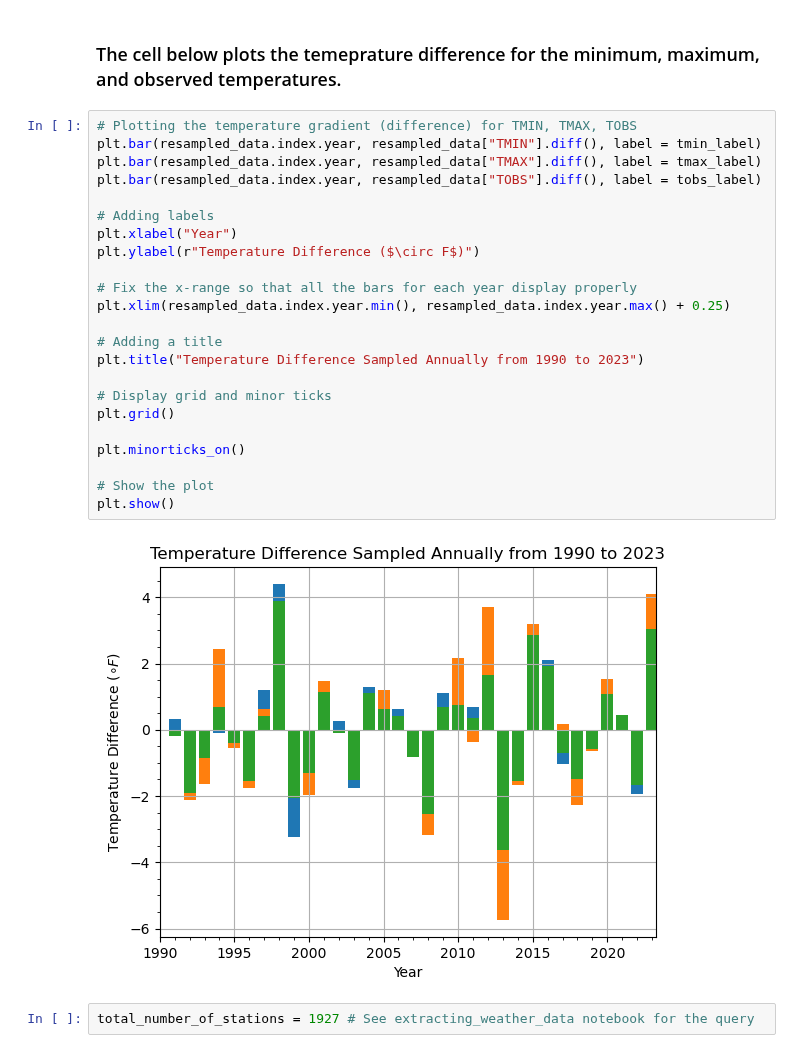
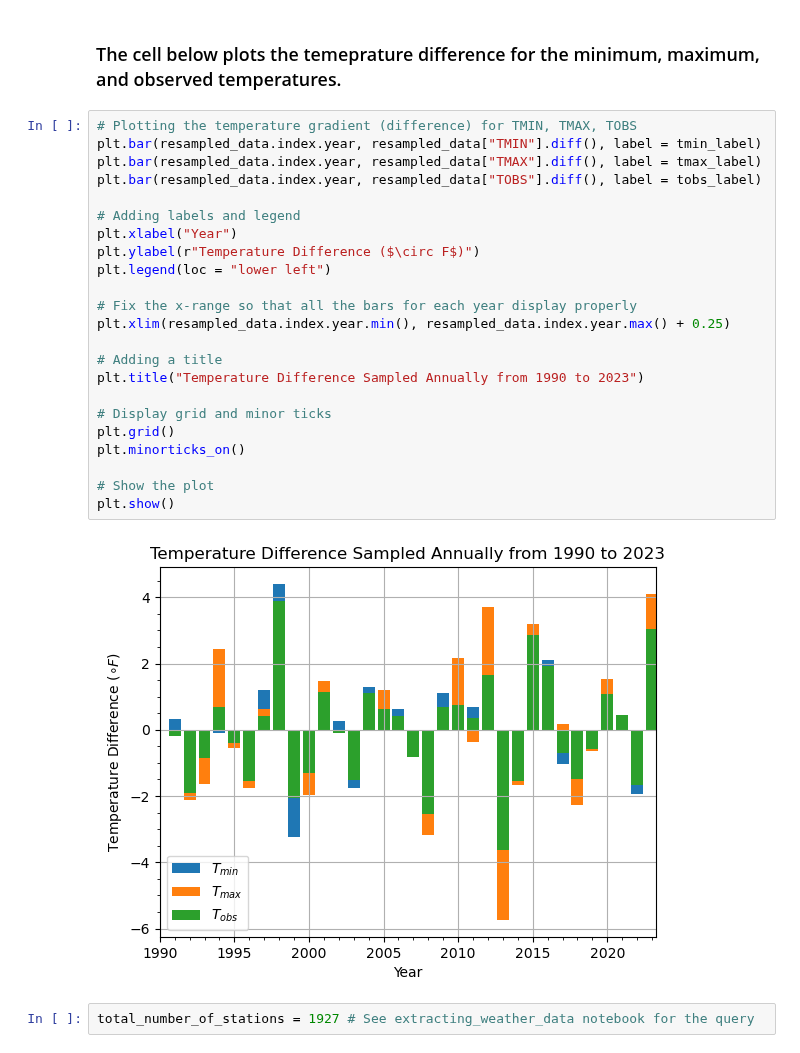
Before and after one commit to hfactor13/IllinoisWeather, a Jupyter notebook: weather_analysis.ipynb, the cells around one changed output. Cells and saved outputs as stored; diff of their text form.

Commit message:
Fixed Temperature Difference plot to include legend

```diff
--- a/weather_analysis.ipynb
+++ b/weather_analysis.ipynb
@@ -152,28 +152,28 @@ plt.show()
 # %%
 # Plotting the temperature gradient (difference) for TMIN, TMAX, TOBS
 plt.bar(resampled_data.index.year, resampled_data["TMIN"].diff(), label = tmin_label)
 plt.bar(resampled_data.index.year, resampled_data["TMAX"].diff(), label = tmax_label)
 plt.bar(resampled_data.index.year, resampled_data["TOBS"].diff(), label = tobs_label)
 
-# Adding labels
+# Adding labels and legend
 plt.xlabel("Year")
 plt.ylabel(r"Temperature Difference ($\circ F$)")
+plt.legend(loc = "lower left")
 
 # Fix the x-range so that all the bars for each year display properly
 plt.xlim(resampled_data.index.year.min(), resampled_data.index.year.max() + 0.25)
 
 # Adding a title
 plt.title("Temperature Difference Sampled Annually from 1990 to 2023")
 
 # Display grid and minor ticks
 plt.grid()
-
 plt.minorticks_on()
 
 # Show the plot
 plt.show()
 # %% [output]
-[figure, old version]
+[figure, new version]
 # %%
 total_number_of_stations = 1927 # See extracting_weather_data notebook for the query
 # %%
```
